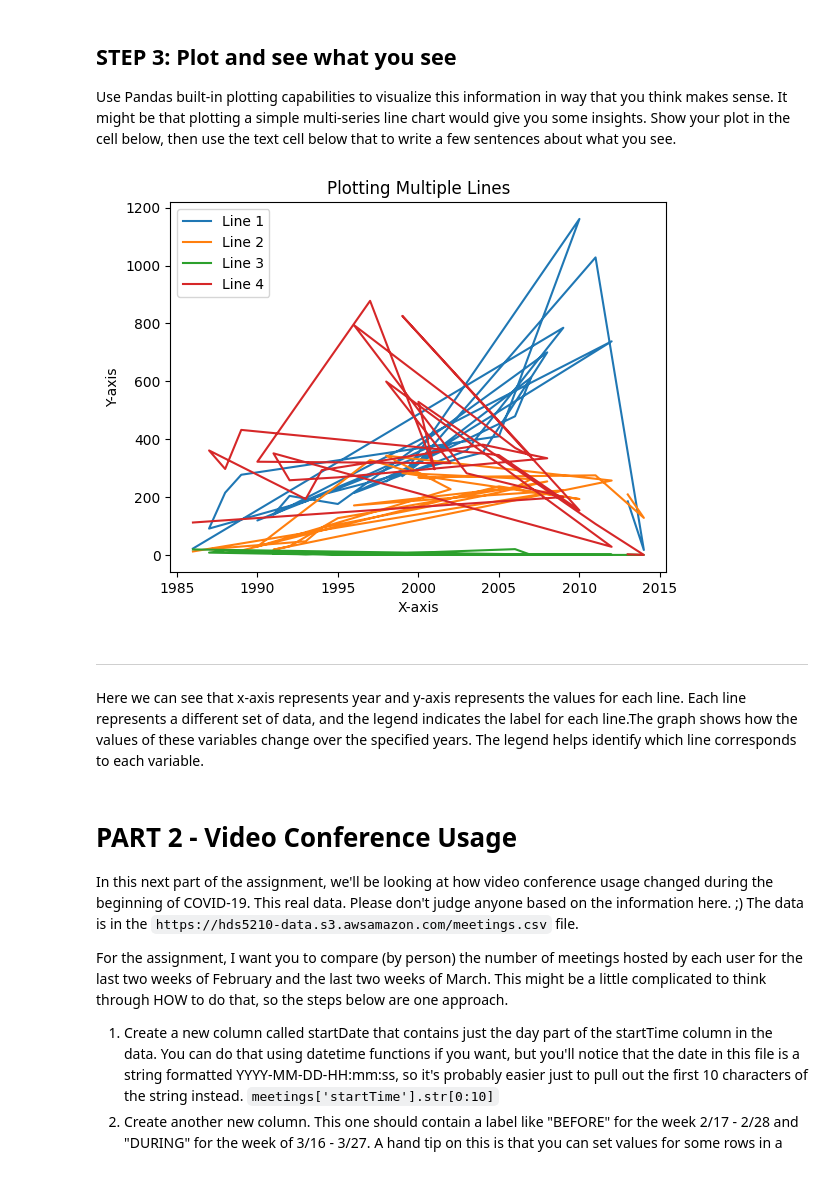
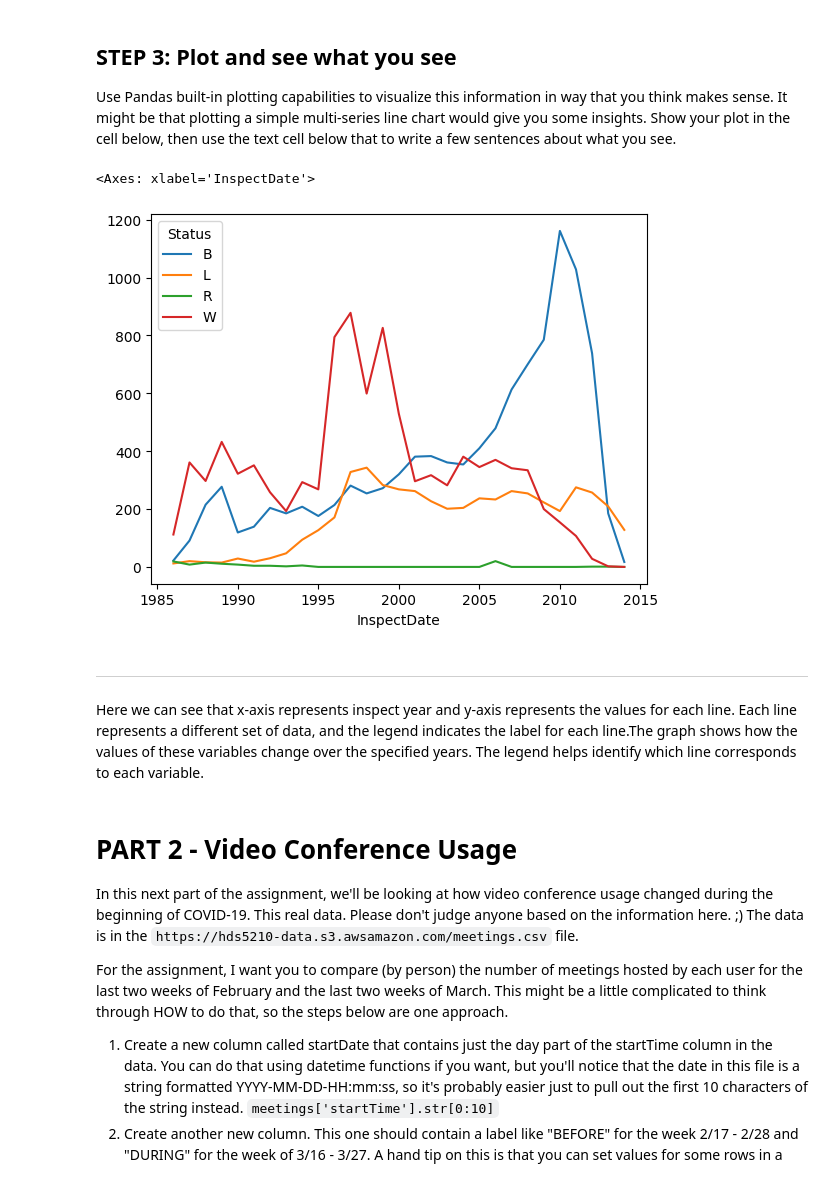
Before and after one commit to 001292420/hds5210-2023, a Jupyter notebook: week12/week12_assignment_2.ipynb, the cells around one changed output. Cells and saved outputs as stored; diff of their text form; code cells hidden in the pictures.

```diff
--- a/week12/week12_assignment_2.ipynb
+++ b/week12/week12_assignment_2.ipynb
@@ -19,16 +19,15 @@ At the end of this step, you should have a data frame loaded from the condemnati
 %matplotlib inline
 import pandas as pd
 
-condemnations = pd.read_csv('https://hds5210-data.s3.amazonaws.com/condemn.txt')
+condemnations = pd.read_csv('https://hds5210-data.s3.amazonaws.com/condemn.txt', low_memory=False)
 condemnations.shape
 # %% [output]
 (32586, 40)
 # %%
-condemnations['InspectDate']=pd.to_datetime(condemnations['InspectDate'])
-condemnations['InspectDate']=condemnations['InspectDate'].dt.year
-condemnations=condemnations.loc[condemnations['InspectDate'] >=1986]
-condemnations=condemnations.loc[condemnations['InspectDate'] <=2014]
-condemnations['InspectDate']
+condemnations['InspectDate'] = pd.to_datetime(condemnations['InspectDate'])
+condemnations['InspectYear'] = condemnations['InspectDate'].dt.year
+condemnations = condemnations[(condemnations['InspectYear'] >= 1986) & (condemnations['InspectYear'] <= 2014)]
+print(condemnations['InspectYear'])
 # %% [output]
 0        1986.0
 1        2009.0
@@ -85,0 +55,11 @@ by_year
+# %%
+import numpy as np
+condemnations['InspectDate'] = pd.to_datetime(condemnations['InspectDate'])
+by_year = condemnations.pivot_table(
+   index=condemnations['InspectDate'].dt.year,
+   columns='Status',
+   values='AcctNum',
+   aggfunc=np.ma.count,
+    fill_value=0)
+
+by_year
@@ -91,25 +90,16 @@ assert(list(by_year.sum()) == [10572, 4966, 98, 9670])
 ## STEP 3: Plot and see what you see
 
 Use Pandas built-in plotting capabilities to visualize this information in way that you think makes sense.  It might be that plotting a simple multi-series line chart would give you some insights.  Show your plot in the cell below, then use the text cell below that to write a few sentences about what you see.
-# %%
-%matplotlib inline
-import matplotlib.pyplot as plt
-plt.plot(Year_List,by_year['B'],  label='Line 1')
-plt.plot(Year_List,by_year['L'],  label='Line 2')
-plt.plot(Year_List,by_year['R'],  label='Line 3')
-plt.plot(Year_List,by_year['W'],  label='Line 4')
-plt.legend()
-plt.xlabel('X-axis')
-plt.ylabel('Y-axis')
-plt.title('Plotting Multiple Lines')
-
-plt.show()
-# %% [output]
-[figure, removed]
+# %%
+%matplotlib inline
+by_year.plot()
+# %% [output]
+<Axes: xlabel='InspectDate'>
+[figure, added]
 # %% [markdown]
 ---
 # %% [markdown]
-Here we can see that x-axis represents year and y-axis represents the values for each line. Each line represents a different set of data, and the legend indicates the label for each line.The graph shows how the values of these variables change over the specified years. The legend helps identify which line corresponds to each variable.
+Here we can see that x-axis represents inspect year and y-axis represents the values for each line. Each line represents a different set of data, and the legend indicates the label for each line.The graph shows how the values of these variables change over the specified years. The legend helps identify which line corresponds to each variable.
 # %% [markdown]
 # PART 2 - Video Conference Usage
 
```
Also changed, not shown: parts of 4 cells of this notebook.
